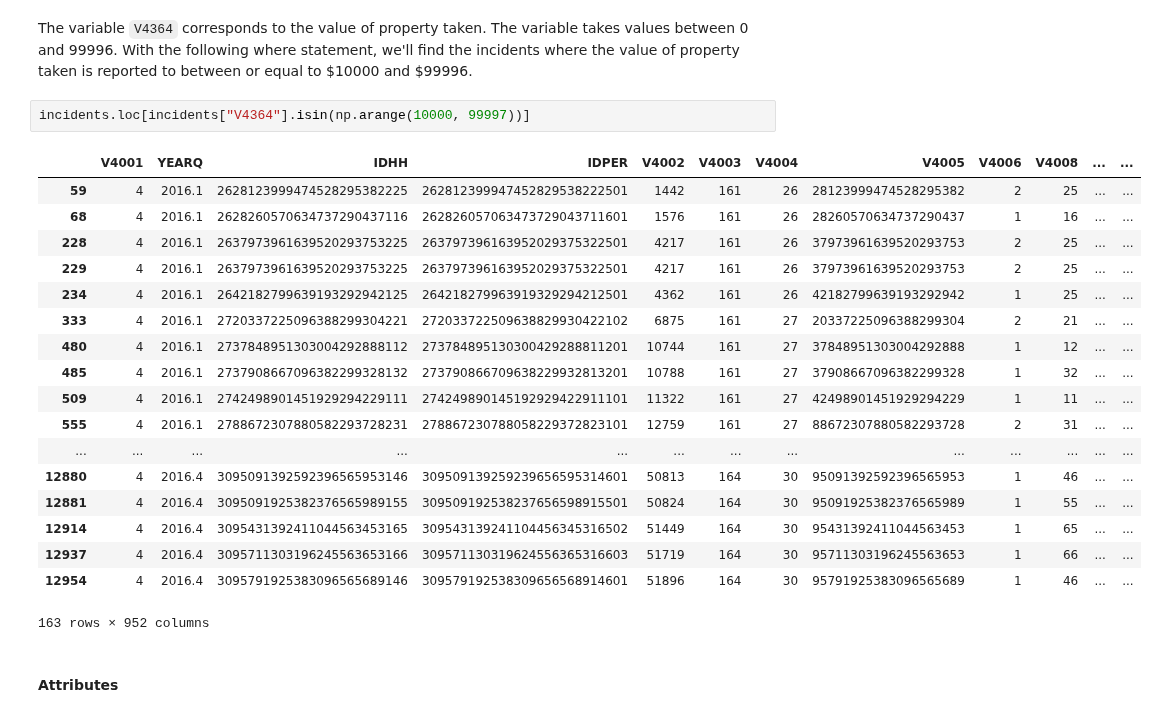
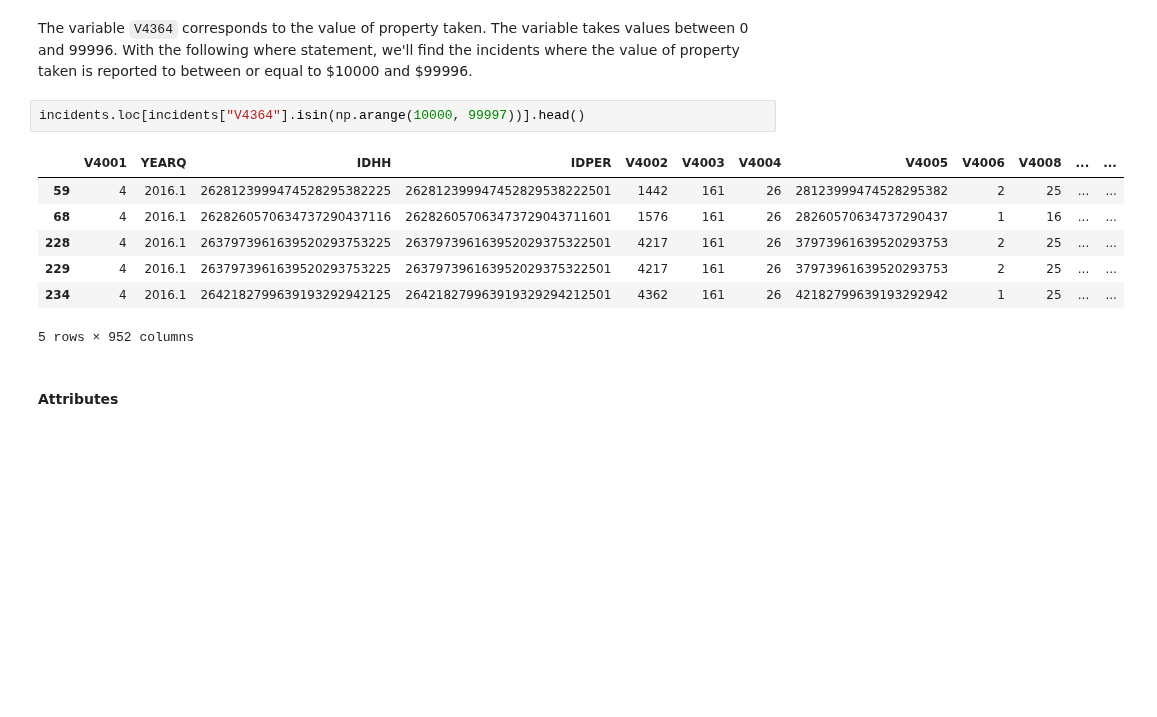
Before and after one commit to ds-modules/LEGALST-190, a Jupyter notebook: LEGALST-123/1-18/lab1.ipynb, the cells around one changed output. Saved outputs shown, nothing was run; the diff lists cells and outputs as text; blank space fills up the shorter version.

```diff
--- a/LEGALST-123/1-18/lab1.ipynb
+++ b/LEGALST-123/1-18/lab1.ipynb
@@ -578,26 +540,15 @@ incidents.loc[incidents["V4526AA"] == 1]
 # %% [markdown]
 The variable `V4364` corresponds to the value of property taken. The variable takes values between 0 and 99996. With the following where statement, we'll find the incidents where the value of property taken is reported to between or equal to \$10000 and \$99996.
 # %%
-incidents.loc[incidents["V4364"].isin(np.arange(10000, 99997))]
+incidents.loc[incidents["V4364"].isin(np.arange(10000, 99997))].head()
 # %% [output]
 |  | V4001 | YEARQ | IDHH | IDPER | V4002 | V4003 | V4004 | V4005 | V4006 | V4008 | ... | ... |
 | 59 | 4 | 2016.1 | 2628123999474528295382225 | 262812399947452829538222501 | 1442 | 161 | 26 | 28123999474528295382 | 2 | 25 | ... | ... |
 | 68 | 4 | 2016.1 | 2628260570634737290437116 | 262826057063473729043711601 | 1576 | 161 | 26 | 28260570634737290437 | 1 | 16 | ... | ... |
 | 228 | 4 | 2016.1 | 2637973961639520293753225 | 263797396163952029375322501 | 4217 | 161 | 26 | 37973961639520293753 | 2 | 25 | ... | ... |
 | 229 | 4 | 2016.1 | 2637973961639520293753225 | 263797396163952029375322501 | 4217 | 161 | 26 | 37973961639520293753 | 2 | 25 | ... | ... |
 | 234 | 4 | 2016.1 | 2642182799639193292942125 | 264218279963919329294212501 | 4362 | 161 | 26 | 42182799639193292942 | 1 | 25 | ... | ... |
-| 333 | 4 | 2016.1 | 2720337225096388299304221 | 272033722509638829930422102 | 6875 | 161 | 27 | 20337225096388299304 | 2 | 21 | ... | ... |
-| 480 | 4 | 2016.1 | 2737848951303004292888112 | 273784895130300429288811201 | 10744 | 161 | 27 | 37848951303004292888 | 1 | 12 | ... | ... |
-| 485 | 4 | 2016.1 | 2737908667096382299328132 | 273790866709638229932813201 | 10788 | 161 | 27 | 37908667096382299328 | 1 | 32 | ... | ... |
-| 509 | 4 | 2016.1 | 2742498901451929294229111 | 274249890145192929422911101 | 11322 | 161 | 27 | 42498901451929294229 | 1 | 11 | ... | ... |
-| 555 | 4 | 2016.1 | 2788672307880582293728231 | 278867230788058229372823101 | 12759 | 161 | 27 | 88672307880582293728 | 2 | 31 | ... | ... |
-| ... | ... | ... | ... | ... | ... | ... | ... | ... | ... | ... | ... | ... |
-| 12880 | 4 | 2016.4 | 3095091392592396565953146 | 309509139259239656595314601 | 50813 | 164 | 30 | 95091392592396565953 | 1 | 46 | ... | ... |
-| 12881 | 4 | 2016.4 | 3095091925382376565989155 | 309509192538237656598915501 | 50824 | 164 | 30 | 95091925382376565989 | 1 | 55 | ... | ... |
-| 12914 | 4 | 2016.4 | 3095431392411044563453165 | 309543139241104456345316502 | 51449 | 164 | 30 | 95431392411044563453 | 1 | 65 | ... | ... |
-| 12937 | 4 | 2016.4 | 3095711303196245563653166 | 309571130319624556365316603 | 51719 | 164 | 30 | 95711303196245563653 | 1 | 66 | ... | ... |
-| 12954 | 4 | 2016.4 | 3095791925383096565689146 | 309579192538309656568914601 | 51896 | 164 | 30 | 95791925383096565689 | 1 | 46 | ... | ... |
-163 rows × 952 columns
+5 rows × 952 columns
 # %% [markdown]
 #### Attributes
 # %% [markdown]
```
Also changed, not shown: parts of 6 cells of this notebook, 5 other files.
